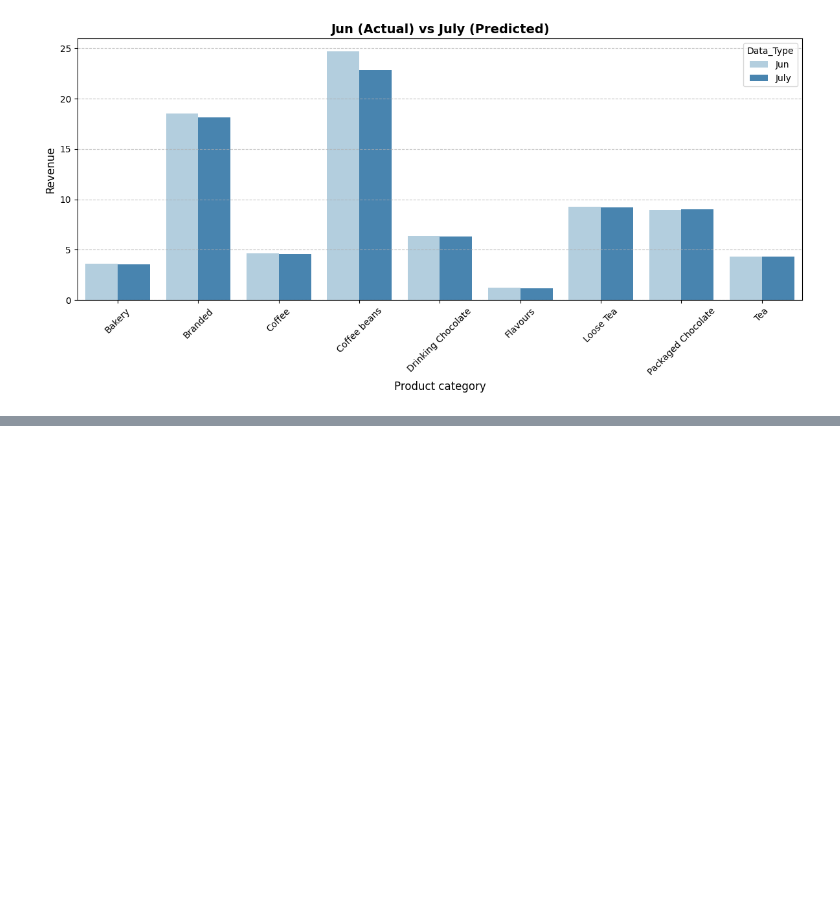
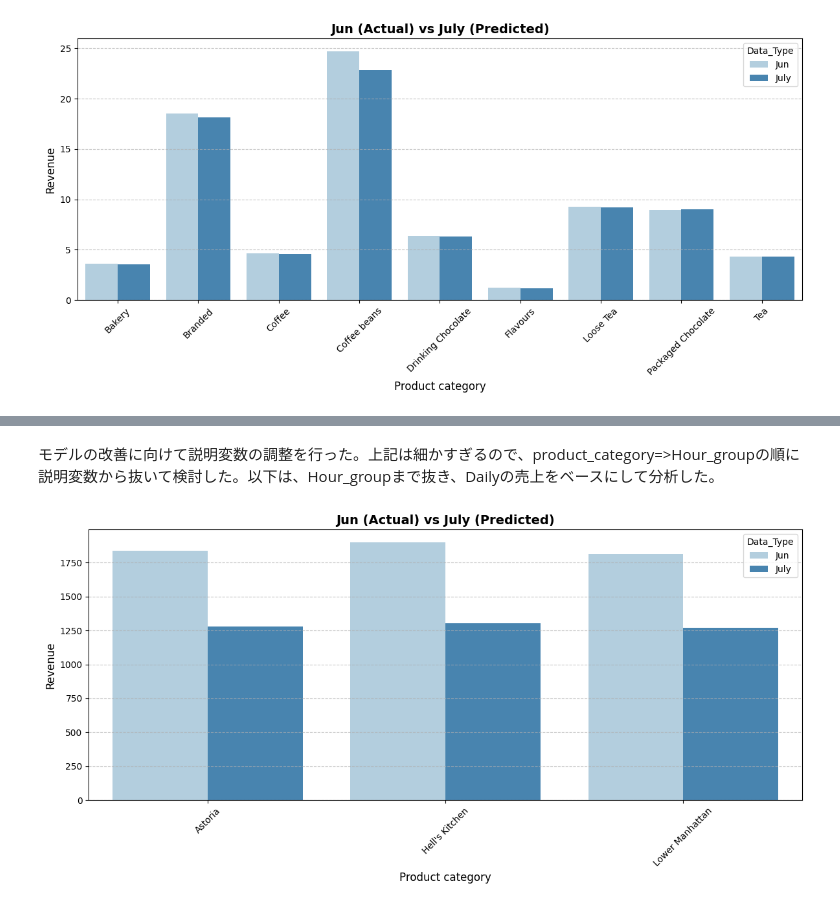
Before and after one commit to toshi-works/toshi-kaggle, a Jupyter notebook: coffee_shop.ipynb, the cells around one changed output, grey strips where cells are left out. Saved outputs shown, nothing was run; the diff lists cells and outputs as text; code cells hidden in the pictures; blank space fills up the shorter version.

```diff
--- a/coffee_shop.ipynb
+++ b/coffee_shop.ipynb
@@ -411,0 +420,77 @@ plt.show()
+# %% [markdown]
+モデルの改善に向けて説明変数の調整を行った。上記は細かすぎるので、product_category=>Hour_groupの順に説明変数から抜いて検討した。以下は、Hour_groupまで抜き、Dailyの売上をベースにして分析した。
+# %%
+from sklearn.linear_model import LinearRegression
+from sklearn.preprocessing import OneHotEncoder
+
+# 前処理：説明変数（X）と目的変数（y）の準備
+df_daily = (
+    transaction_df.groupby(["transaction_date", "store_location", "Month_group", "Weekday_group"])["Revenue"]
+    .sum()
+    .reset_index())
+
+categorical_features = ["store_location", "Month_group","Weekday_group"]
+X = df_daily[categorical_features]
+y = df_daily["Revenue"]
+# カテゴリ変数の列（文字データ）だけをOne-Hotエンコーディング
+encoder = OneHotEncoder(sparse_output=False, handle_unknown="ignore")
+X_encoded = encoder.fit_transform(X)
+# X_finalはOne-Hot変換されたカテゴリ変数だけで構成
+X_final = pd.DataFrame(X_encoded, columns=encoder.get_feature_names_out(categorical_features))
+# モデルの学習
+model = LinearRegression()
+model.fit(X_final, y)
+
+# 7月の未来予測データの作成（過学習対策で全期間の平均パターンを抽出）
+#全期間（transaction_df）から時間・商品・店舗の平均パターンを作る
+future_base = (
+    transaction_df.groupby(["store_location","Weekday_group"])
+    .size()
+    .reset_index(name="count")
+)
+#  size() を使うことで、「その時間・その商品・その店舗」の標準的な組み合わせ枠を作る
+# 予測したい7月の情報を入れた列を作る
+future_base["Month_group"] = "Jul"
+# 未来データの変換と予測（AIによる売上予測）
+# 学習時と同じエンコーダーを使って、未来予測データをOne-Hot変換
+future_encoded = encoder.transform(future_base[categorical_features])
+future_final = pd.DataFrame(
+    future_encoded, columns=encoder.get_feature_names_out(categorical_features)
+)
+future_base["predicted_revenue"] = model.predict(future_final)
+# 可視化（直近6月の実績平均と、7月の予測値の差異を比較）
+# 比較対象として、直近6月のリアルな実績データを抽出
+df_6 = df_daily[df_daily["Month_group"] == "Jun"]
+actual_6 = df_6.groupby(["store_location"])["Revenue"].mean().reset_index().rename(columns={"Revenue": "Jun"})
+pred_7 = (
+    future_base.groupby(["store_location"])["predicted_revenue"]
+    .mean()
+    .reset_index()
+    .rename(columns={"predicted_revenue": "July"})
+)
+# 商品タイプを軸にして2つのデータをマージ
+comparison_df = pd.merge(actual_6, pred_7, on="store_location")
+# グラフ用にデータを整形
+comparison_melted = comparison_df.melt(
+    id_vars="store_location", var_name="Data_Type", value_name="Revenue"
+)
+
+# グラフ描画
+plt.figure(figsize=(12, 6))
+sns.barplot(
+    x="store_location",
+    y="Revenue",
+    hue="Data_Type",
+    data=comparison_melted,
+    palette="Blues",
+)
+
+plt.title("Jun (Actual) vs July (Predicted)", fontsize=14, fontweight="bold")
+plt.xlabel("Product category", fontsize=12)
+plt.ylabel("Revenue", fontsize=12)
+plt.xticks(rotation=45)
+plt.grid(axis="y", linestyle="--", alpha=0.7)
+plt.tight_layout()
+plt.show()
+# %% [output]
+[figure, added]
```
Also changed, not shown: parts of 23 cells of this notebook.
